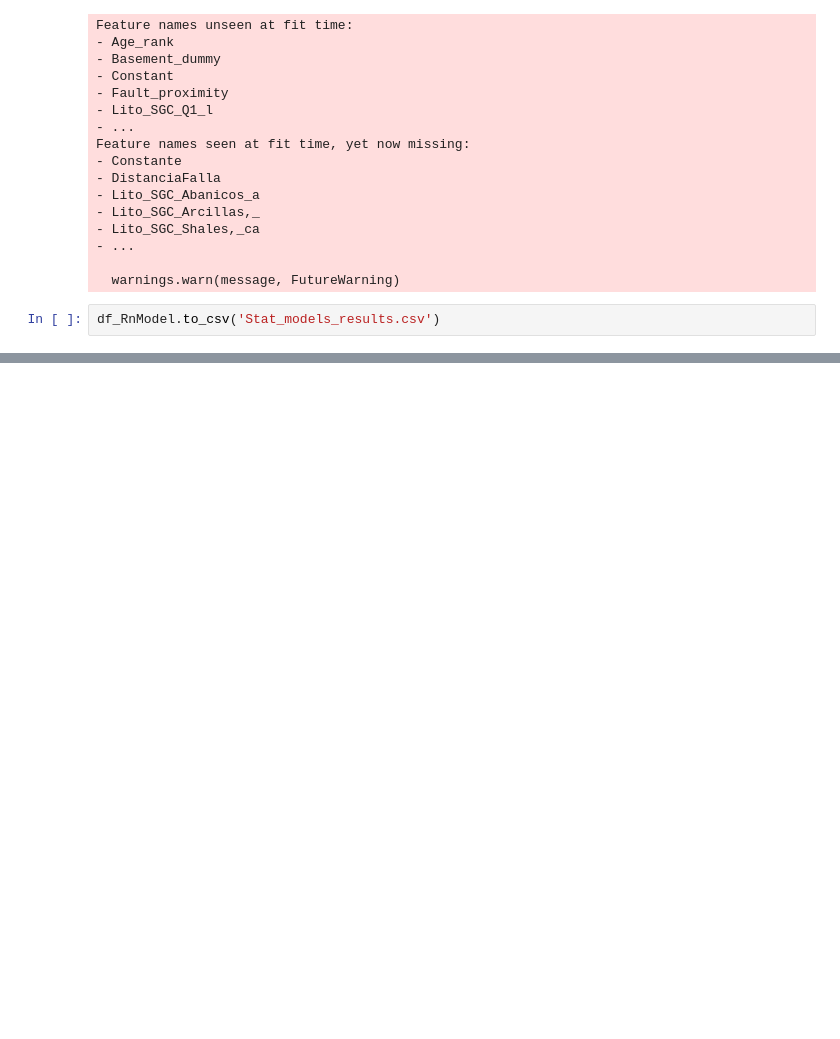
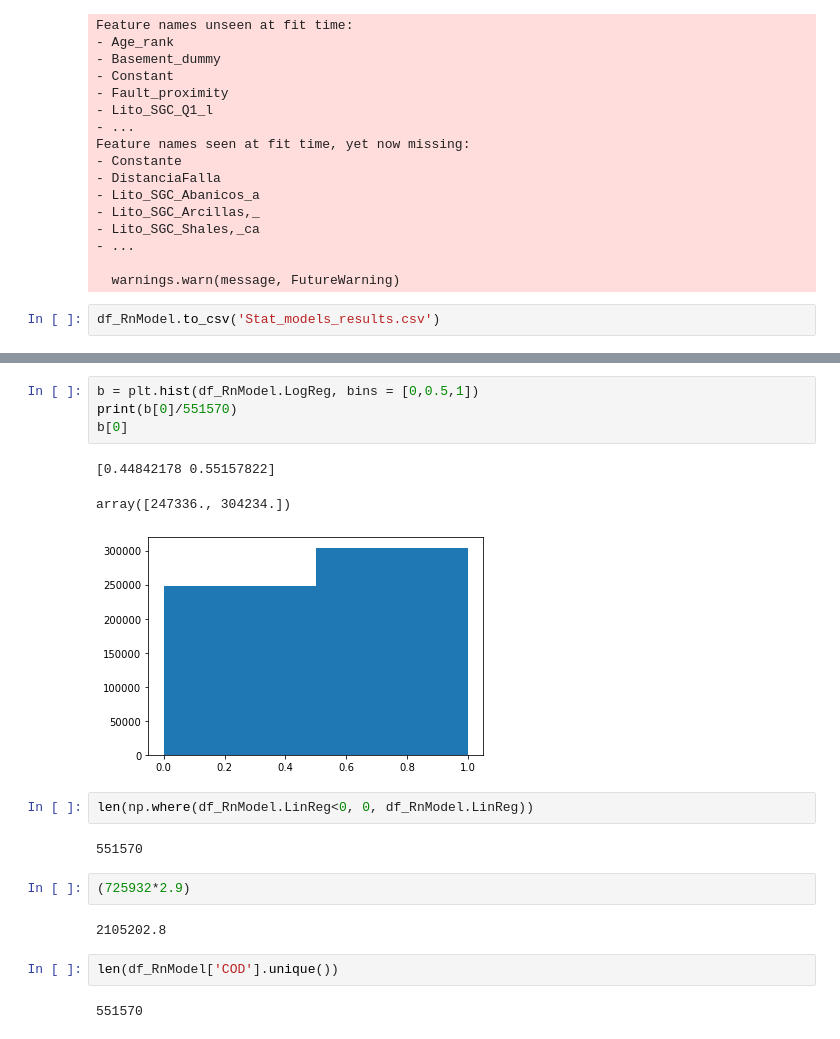
Before and after one commit to mdominguezd/RnSurvey_Bogota_DataAnalysis, a Jupyter notebook: Multivariate analysis.ipynb, the cells around one changed output, grey strips where cells are left out. Drawn from its saved outputs; the diff is of its cells as text; blank space fills up the shorter version.

```diff
--- a/Multivariate analysis.ipynb
+++ b/Multivariate analysis.ipynb
@@ -540,0 +585,20 @@ df_RnModel.to_csv('Stat_models_results.csv')
+# %%
+b = plt.hist(df_RnModel.LogReg, bins = [0,0.5,1])
+print(b[0]/551570)
+b[0]
+# %% [output]
+[0.44842178 0.55157822]
+array([247336., 304234.])
+[figure, added]
+# %%
+len(np.where(df_RnModel.LinReg<0, 0, df_RnModel.LinReg))
+# %% [output]
+551570
+# %%
+(725932*2.9)
+# %% [output]
+2105202.8
+# %%
+len(df_RnModel['COD'].unique())
+# %% [output]
+551570
```
Also changed, not shown: parts of 7 cells of this notebook, 6 other files.
